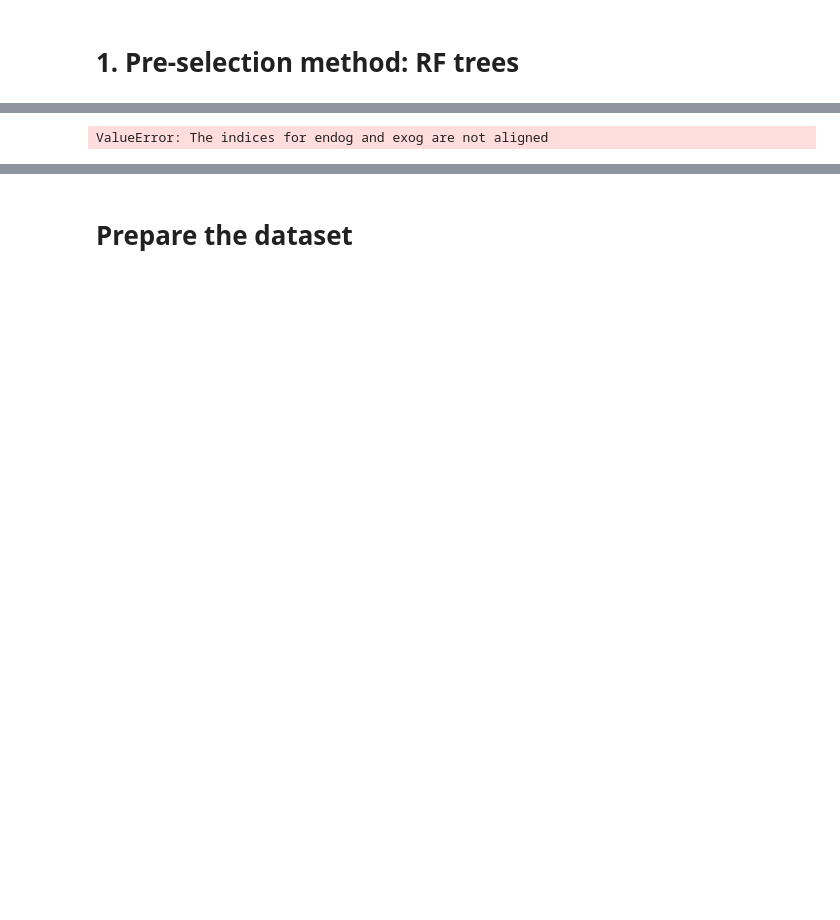
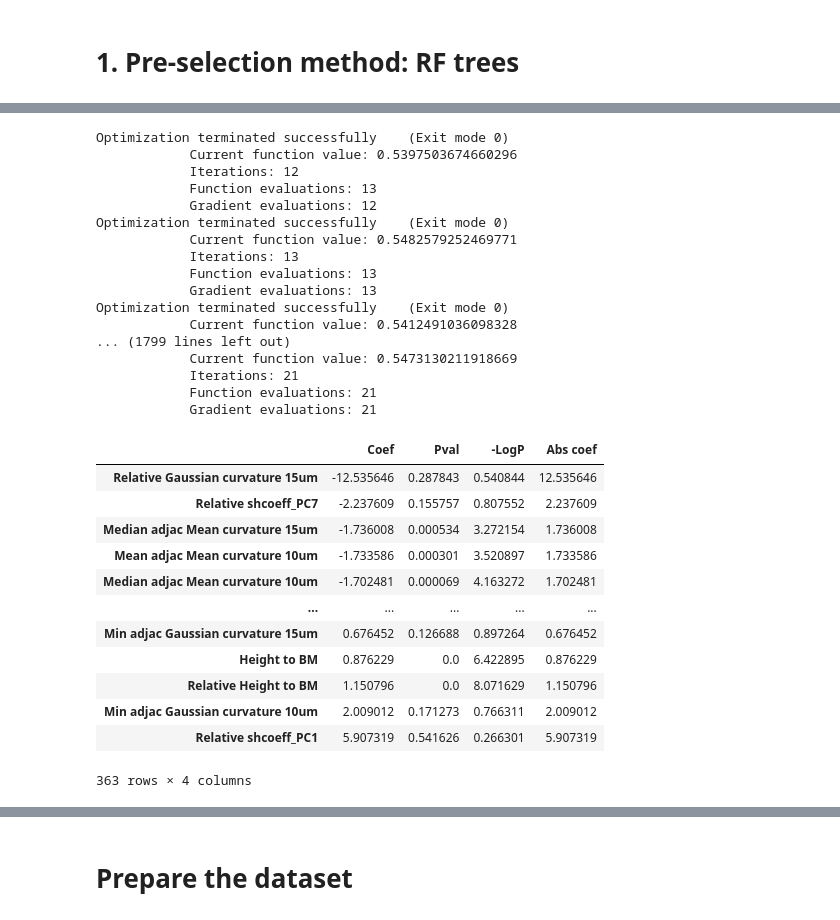
Before and after one commit to xies/mouse_skin_size_control, a Jupyter notebook: 2025_lineage_analysis/prediction_model_notebooks/linear_models/GLM_classification_time.ipynb, the cells around one changed output, grey strips where cells are left out. Drawn from its saved outputs; the diff is of its cells as text; code cells hidden in the pictures; blank space fills up the shorter version.

```diff
--- a/2025_lineage_analysis/prediction_model_notebooks/linear_models/GLM_classification_time.ipynb
+++ b/2025_lineage_analysis/prediction_model_notebooks/linear_models/GLM_classification_time.ipynb
@@ -332,24 +351,59 @@ features2keep = important_features
 # %%
 # Single feature Logistic
 
 features = X_scaled.columns
-
-results = pd.DataFrame(index=features,columns=['Coef','Pval','-LogP'])
+results = pd.DataFrame(columns=['Coef','Pval','-LogP'])
+y_ = divisions[feature2predict].values.flatten()
 
 for f in features:
-    X = _df.droplevel(axis=1,level=1)[f].astype(float)
+    X = X_scaled[f]
     if np.isnan(X).any():
         continue
-    model = Logit(endog=y_,exog=_df.droplevel(axis=1,level=1)[f].astype(float)).fit_regularized()
+    _df = pd.DataFrame()
+    _df[f] = X
+    _df[feature2predict] = y_
+    _df = tools.add_constant(_df).reset_index(drop=True)
+    _df = _df.dropna()
+    model = Logit(exog=np.asarray(_df[[f,'const']]),
+                  endog=_df[feature2predict].astype(float)).fit_regularized()
 
-    results.loc[f,'Coef'] = model.params.values
-    results.loc[f,'Pval'] = model.pvalues.values
-    results.loc[f,'-LogP'] = -np.log10(model.pvalues.values)
+    results.loc[f,'Coef'] = model.params['x1']
+    results.loc[f,'Pval'] = model.pvalues['x1']
+    results.loc[f,'-LogP'] = -np.log10(model.pvalues['x1'])
 
 results['Abs coef'] = results['Coef'].abs()
 results.sort_values(by='Coef')
 # %% [output]
-ValueError: The indices for endog and exog are not aligned
+Optimization terminated successfully    (Exit mode 0)
+            Current function value: 0.5397503674660296
+            Iterations: 12
+            Function evaluations: 13
+            Gradient evaluations: 12
+Optimization terminated successfully    (Exit mode 0)
+            Current function value: 0.5482579252469771
+            Iterations: 13
+            Function evaluations: 13
+            Gradient evaluations: 13
+Optimization terminated successfully    (Exit mode 0)
+            Current function value: 0.5412491036098328
+... (1799 lines left out)
+            Current function value: 0.5473130211918669
+            Iterations: 21
+            Function evaluations: 21
+            Gradient evaluations: 21
+|  | Coef | Pval | -LogP | Abs coef |
+| Relative Gaussian curvature 15um | -12.535646 | 0.287843 | 0.540844 | 12.535646 |
+| Relative shcoeff_PC7 | -2.237609 | 0.155757 | 0.807552 | 2.237609 |
+| Median adjac Mean curvature 15um | -1.736008 | 0.000534 | 3.272154 | 1.736008 |
+| Mean adjac Mean curvature 10um | -1.733586 | 0.000301 | 3.520897 | 1.733586 |
+| Median adjac Mean curvature 10um | -1.702481 | 0.000069 | 4.163272 | 1.702481 |
+| ... | ... | ... | ... | ... |
+| Min adjac Gaussian curvature 15um | 0.676452 | 0.126688 | 0.897264 | 0.676452 |
+| Height to BM | 0.876229 | 0.0 | 6.422895 | 0.876229 |
+| Relative Height to BM | 1.150796 | 0.0 | 8.071629 | 1.150796 |
+| Min adjac Gaussian curvature 10um | 2.009012 | 0.171273 | 0.766311 | 2.009012 |
+| Relative shcoeff_PC1 | 5.907319 | 0.541626 | 0.266301 | 5.907319 |
+363 rows × 4 columns
 # %%
 results.dropna().sort_values(by='-LogP',ascending=False).head(260)
 features2keep = results.dropna().sort_values(by='-LogP',ascending=False).head(260).index
```
Also changed, not shown: parts of 11 cells of this notebook, 7 other files.
